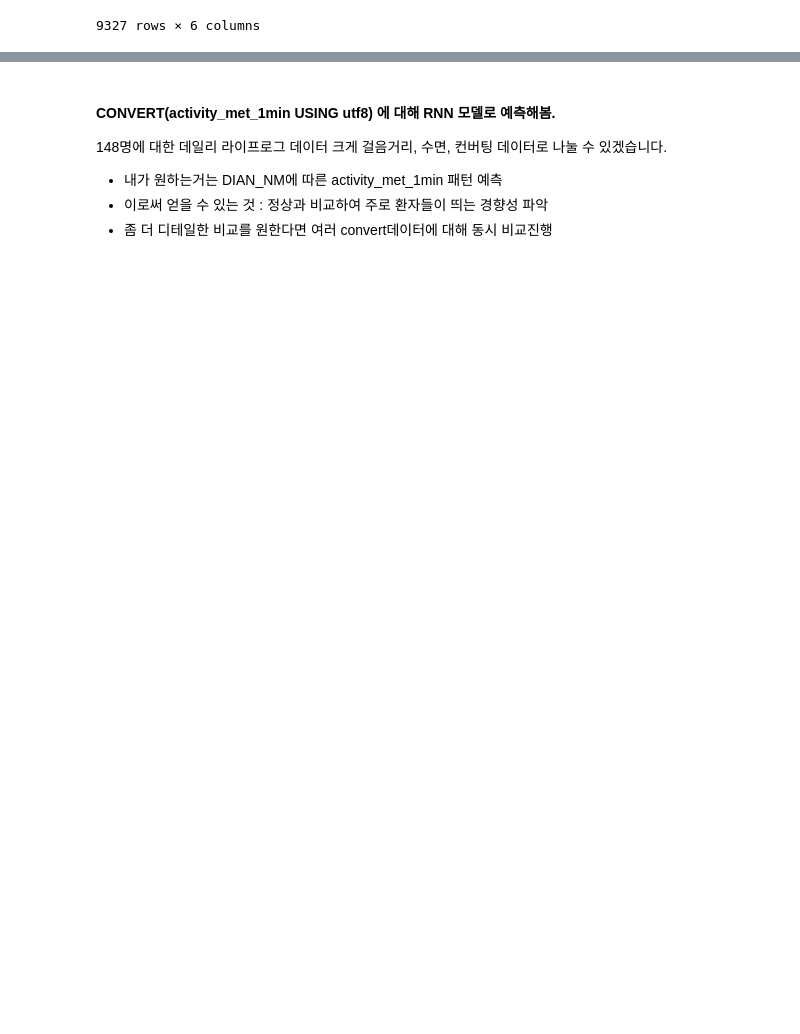
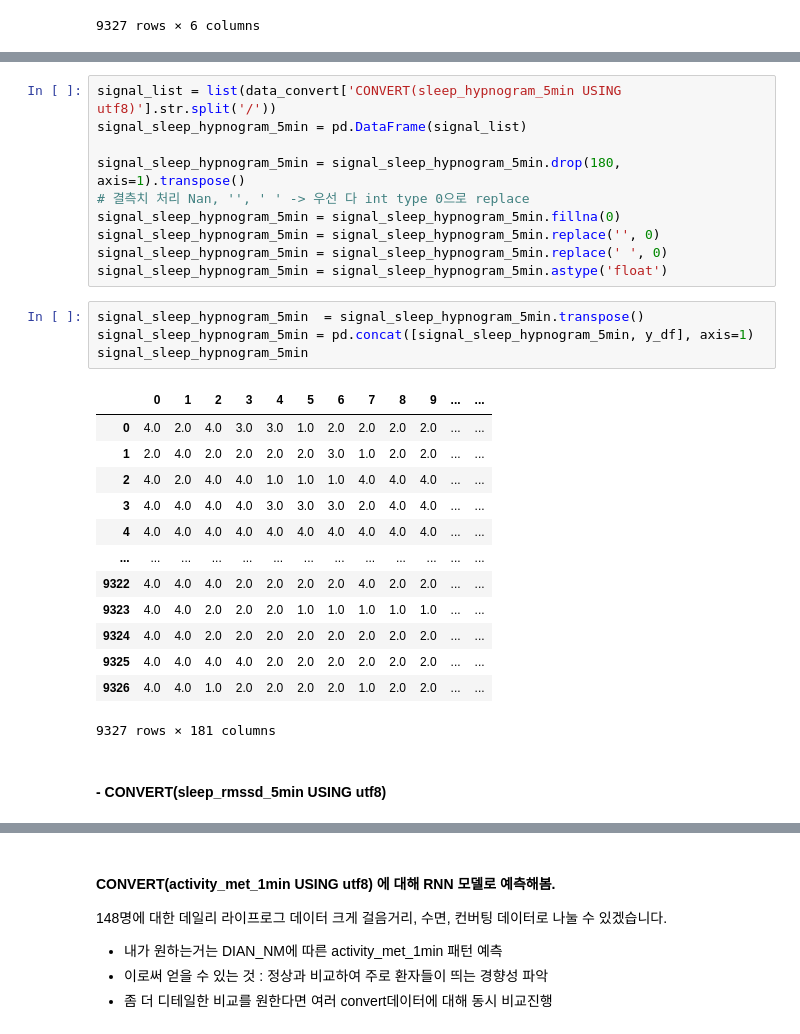
Before and after one commit to NumpyGonHey/Dementia_clf, a Jupyter notebook: sobeeee/baseline_hong-Copy1.ipynb, the cells around one changed output, grey strips where cells are left out. Saved outputs shown, nothing was run; the diff lists cells and outputs as text; blank space fills up the shorter version.

```diff
--- a/sobeeee/baseline_hong-Copy1.ipynb
+++ b/sobeeee/baseline_hong-Copy1.ipynb
@@ -570,0 +631,30 @@ df_stock_norm.head()
+# %%
+signal_list = list(data_convert['CONVERT(sleep_hypnogram_5min USING utf8)'].str.split('/'))
+signal_sleep_hypnogram_5min = pd.DataFrame(signal_list)
+
+signal_sleep_hypnogram_5min = signal_sleep_hypnogram_5min.drop(180, axis=1).transpose()
+# 결측치 처리 Nan, '', ' ' -> 우선 다 int type 0으로 replace
+signal_sleep_hypnogram_5min = signal_sleep_hypnogram_5min.fillna(0)
+signal_sleep_hypnogram_5min = signal_sleep_hypnogram_5min.replace('', 0)
+signal_sleep_hypnogram_5min = signal_sleep_hypnogram_5min.replace(' ', 0)
+signal_sleep_hypnogram_5min = signal_sleep_hypnogram_5min.astype('float')
+# %%
+signal_sleep_hypnogram_5min  = signal_sleep_hypnogram_5min.transpose()
+signal_sleep_hypnogram_5min = pd.concat([signal_sleep_hypnogram_5min, y_df], axis=1)
+signal_sleep_hypnogram_5min
+# %% [output]
+|  | 0 | 1 | 2 | 3 | 4 | 5 | 6 | 7 | 8 | 9 | ... | ... |
+| 0 | 4.0 | 2.0 | 4.0 | 3.0 | 3.0 | 1.0 | 2.0 | 2.0 | 2.0 | 2.0 | ... | ... |
+| 1 | 2.0 | 4.0 | 2.0 | 2.0 | 2.0 | 2.0 | 3.0 | 1.0 | 2.0 | 2.0 | ... | ... |
+| 2 | 4.0 | 2.0 | 4.0 | 4.0 | 1.0 | 1.0 | 1.0 | 4.0 | 4.0 | 4.0 | ... | ... |
+| 3 | 4.0 | 4.0 | 4.0 | 4.0 | 3.0 | 3.0 | 3.0 | 2.0 | 4.0 | 4.0 | ... | ... |
+| 4 | 4.0 | 4.0 | 4.0 | 4.0 | 4.0 | 4.0 | 4.0 | 4.0 | 4.0 | 4.0 | ... | ... |
+| ... | ... | ... | ... | ... | ... | ... | ... | ... | ... | ... | ... | ... |
+| 9322 | 4.0 | 4.0 | 4.0 | 2.0 | 2.0 | 2.0 | 2.0 | 4.0 | 2.0 | 2.0 | ... | ... |
+| 9323 | 4.0 | 4.0 | 2.0 | 2.0 | 2.0 | 1.0 | 1.0 | 1.0 | 1.0 | 1.0 | ... | ... |
+| 9324 | 4.0 | 4.0 | 2.0 | 2.0 | 2.0 | 2.0 | 2.0 | 2.0 | 2.0 | 2.0 | ... | ... |
+| 9325 | 4.0 | 4.0 | 4.0 | 4.0 | 2.0 | 2.0 | 2.0 | 2.0 | 2.0 | 2.0 | ... | ... |
+| 9326 | 4.0 | 4.0 | 1.0 | 2.0 | 2.0 | 2.0 | 2.0 | 1.0 | 2.0 | 2.0 | ... | ... |
+9327 rows × 181 columns
+# %% [markdown]
+#### - CONVERT(sleep_rmssd_5min USING utf8)
```
Also changed, not shown: parts of 48 cells of this notebook.
